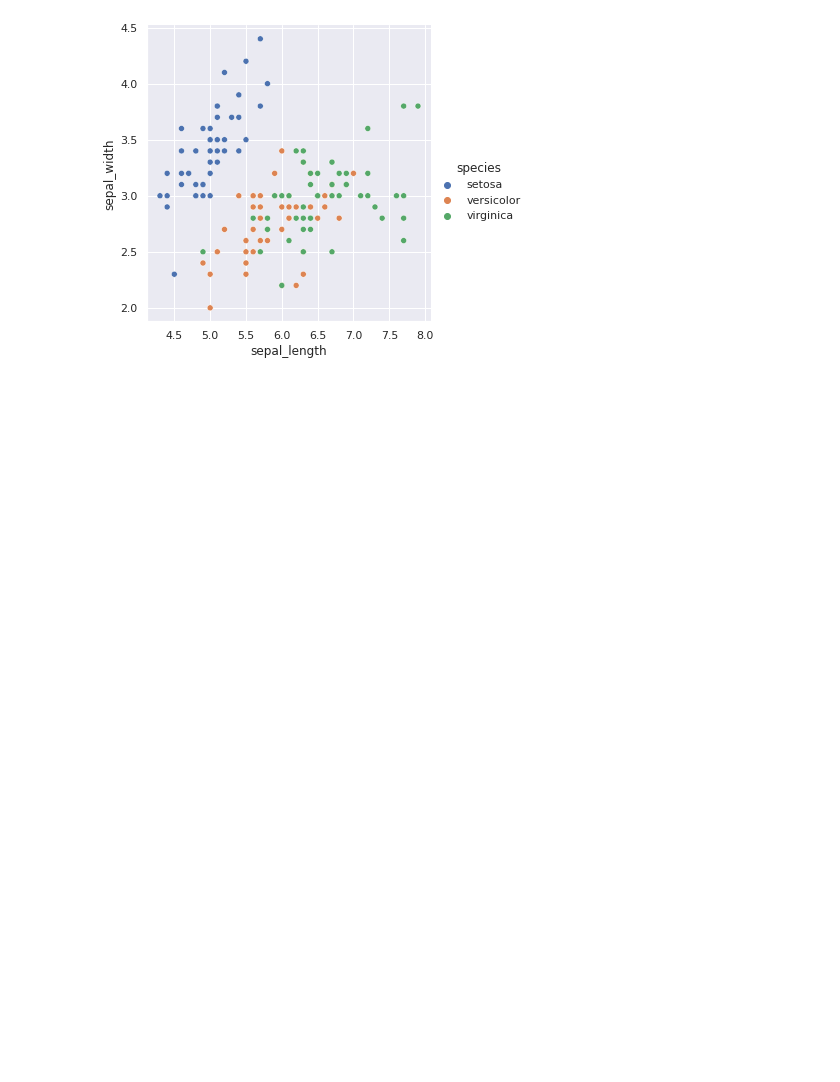
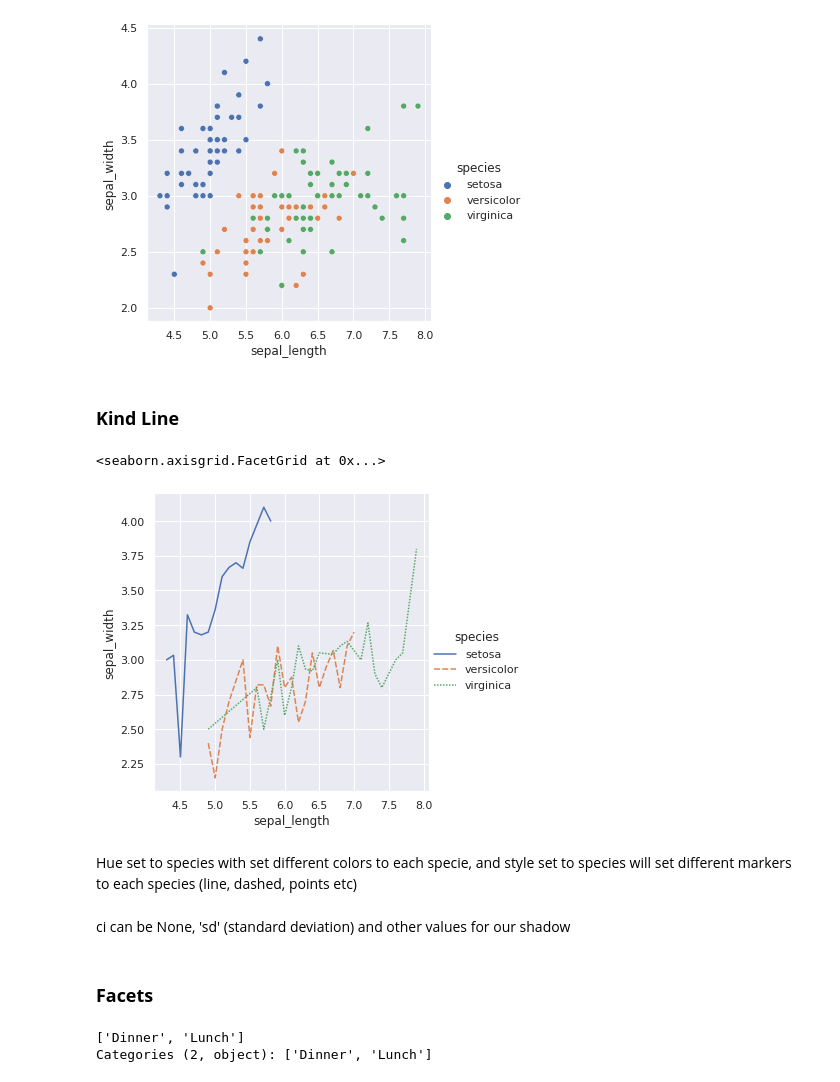
Before and after one commit to tarsojabbes/data-visualization, a Jupyter notebook: Seaborn.ipynb, the cells around one changed output. Saved outputs shown, nothing was run; the diff lists cells and outputs as text; code cells hidden in the pictures; blank space fills up the shorter version.

Commit message:
Relplots Kind Line and Facets

```diff
--- a/Seaborn.ipynb
+++ b/Seaborn.ipynb
@@ -46,3 +46,18 @@ sns.relplot(x='sepal_length', y='sepal_width', data=iris, hue="species")
 # %% [output]
 <seaborn.axisgrid.FacetGrid at 0x...>
 [figure]
+# %% [markdown]
+### **Kind Line**
+# %%
+sns.relplot(x='sepal_length', y="sepal_width",
+            kind='line', data=iris, ci=None,
+            hue="species", style="species")
+# %% [output]
+<seaborn.axisgrid.FacetGrid at 0x...>
+[figure, added]
+# %% [markdown]
+Hue set to species with set different colors to each specie, and style set to species will set different markers to each species (line, dashed, points etc)
+# %% [markdown]
+ci can be None, 'sd' (standard deviation) and other values for our shadow
+# %% [markdown]
+### **Facets**
@@ -48,0 +66,5 @@ sns.relplot(x='sepal_length', y='sepal_width', data=iris, hue="species")
+# %%
+tips.time.unique()
+# %% [output]
+['Dinner', 'Lunch']
+Categories (2, object): ['Dinner', 'Lunch']
```
Also changed, not shown: parts of 5 cells of this notebook.
